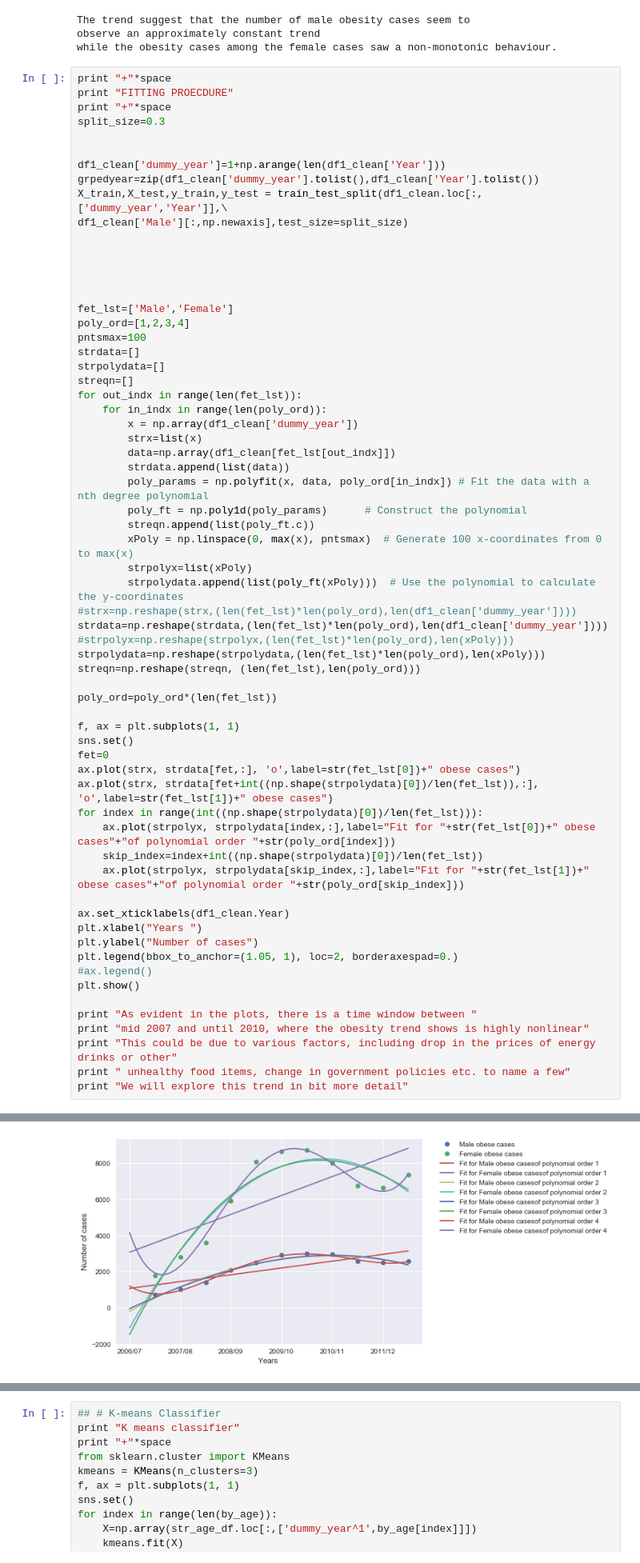
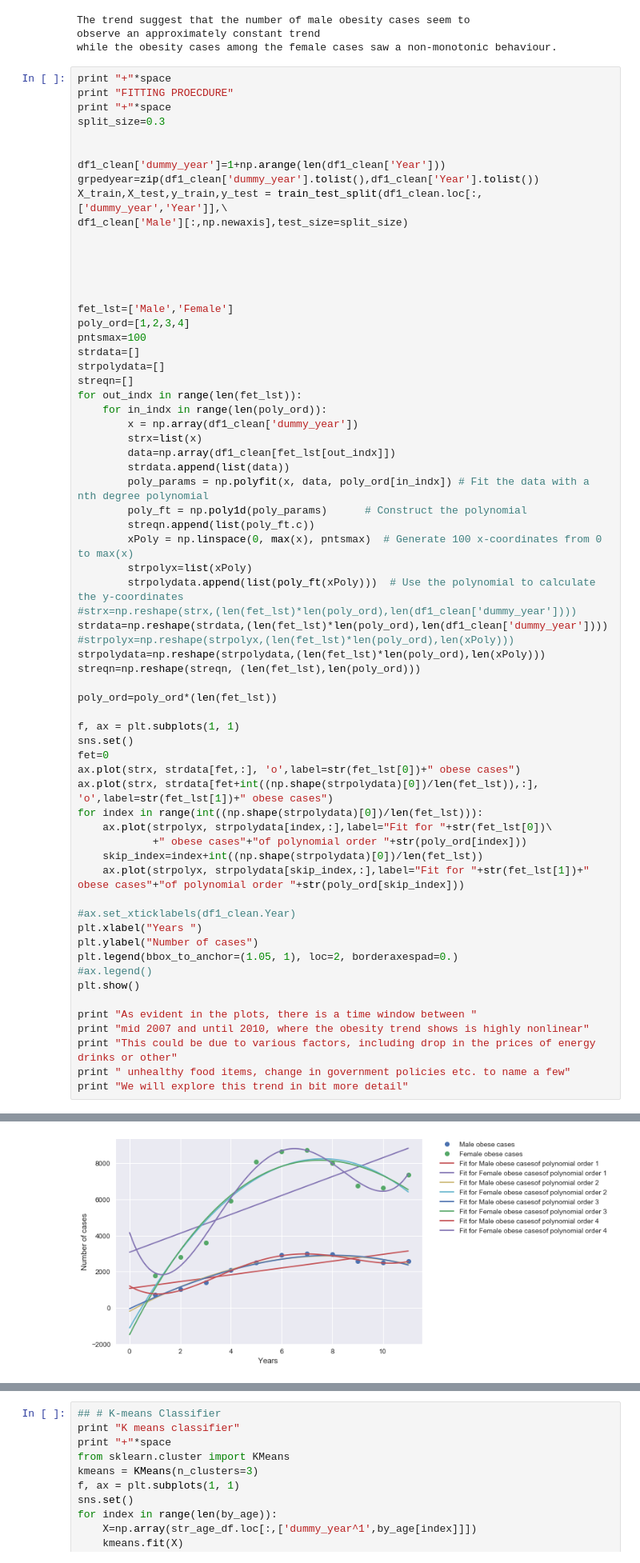
Before and after one commit to JoshiC27/Obesity_project, a Jupyter notebook: Obsesity_NHS.ipynb, the cells around one changed output, grey strips where cells are left out. Shown at 80% size. Drawn from its saved outputs; the diff is of its cells as text.

```diff
--- a/Obsesity_NHS.ipynb
+++ b/Obsesity_NHS.ipynb
@@ -120,36 +120,37 @@ strdata=np.reshape(strdata,(len(fet_lst)*len(poly_ord),len(df1_clean['dummy_year
 #strpolyx=np.reshape(strpolyx,(len(fet_lst)*len(poly_ord),len(xPoly)))
 strpolydata=np.reshape(strpolydata,(len(fet_lst)*len(poly_ord),len(xPoly)))
 streqn=np.reshape(streqn, (len(fet_lst),len(poly_ord)))
 
 poly_ord=poly_ord*(len(fet_lst))
 
 f, ax = plt.subplots(1, 1)
 sns.set()
 fet=0
 ax.plot(strx, strdata[fet,:], 'o',label=str(fet_lst[0])+" obese cases")
 ax.plot(strx, strdata[fet+int((np.shape(strpolydata)[0])/len(fet_lst)),:], 'o',label=str(fet_lst[1])+" obese cases")
 for index in range(int((np.shape(strpolydata)[0])/len(fet_lst))):
-    ax.plot(strpolyx, strpolydata[index,:],label="Fit for "+str(fet_lst[0])+" obese cases"+"of polynomial order "+str(poly_ord[index]))
+    ax.plot(strpolyx, strpolydata[index,:],label="Fit for "+str(fet_lst[0])\
+            +" obese cases"+"of polynomial order "+str(poly_ord[index]))
     skip_index=index+int((np.shape(strpolydata)[0])/len(fet_lst))
     ax.plot(strpolyx, strpolydata[skip_index,:],label="Fit for "+str(fet_lst[1])+" obese cases"+"of polynomial order "+str(poly_ord[skip_index]))
 
-ax.set_xticklabels(df1_clean.Year)
+#ax.set_xticklabels(df1_clean.Year)
 plt.xlabel("Years ")
 plt.ylabel("Number of cases")
 plt.legend(bbox_to_anchor=(1.05, 1), loc=2, borderaxespad=0.)
 #ax.legend()
 plt.show()
 
 print "As evident in the plots, there is a time window between "
 print "mid 2007 and until 2010, where the obesity trend shows is highly nonlinear"
 print "This could be due to various factors, including drop in the prices of energy drinks or other"
 print " unhealthy food items, change in government policies etc. to name a few"
 print "We will explore this trend in bit more detail"
 # %% [output]
 ++++++++++++++++++++++++++++++++++++++++++++++++++++++++++++++++++++++++++++++++++++++++++++++++++++
 FITTING PROECDURE
 ++++++++++++++++++++++++++++++++++++++++++++++++++++++++++++++++++++++++++++++++++++++++++++++++++++
-[figure, old version]
+[figure, new version]
 As evident in the plots, there is a time window between
 mid 2007 and until 2010, where the obesity trend shows is highly nonlinear
 This could be due to various factors, including drop in the prices of energy drinks or other
```
Also changed, not shown: parts of 4 cells of this notebook, 1 other file.
